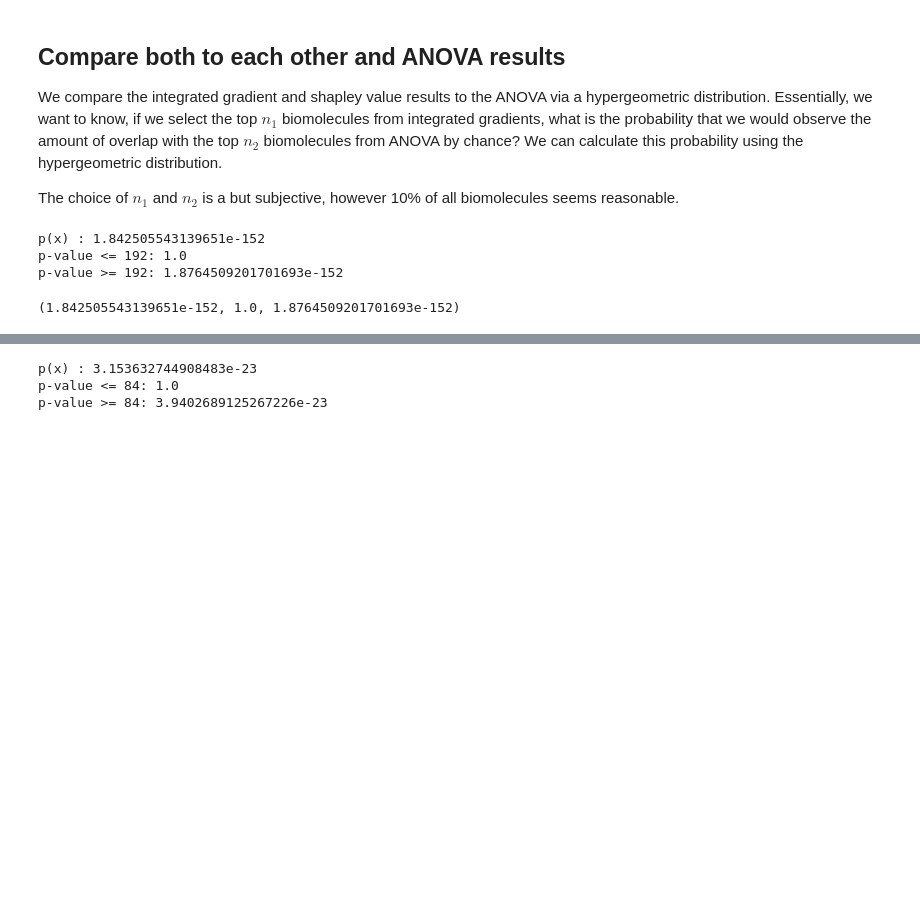
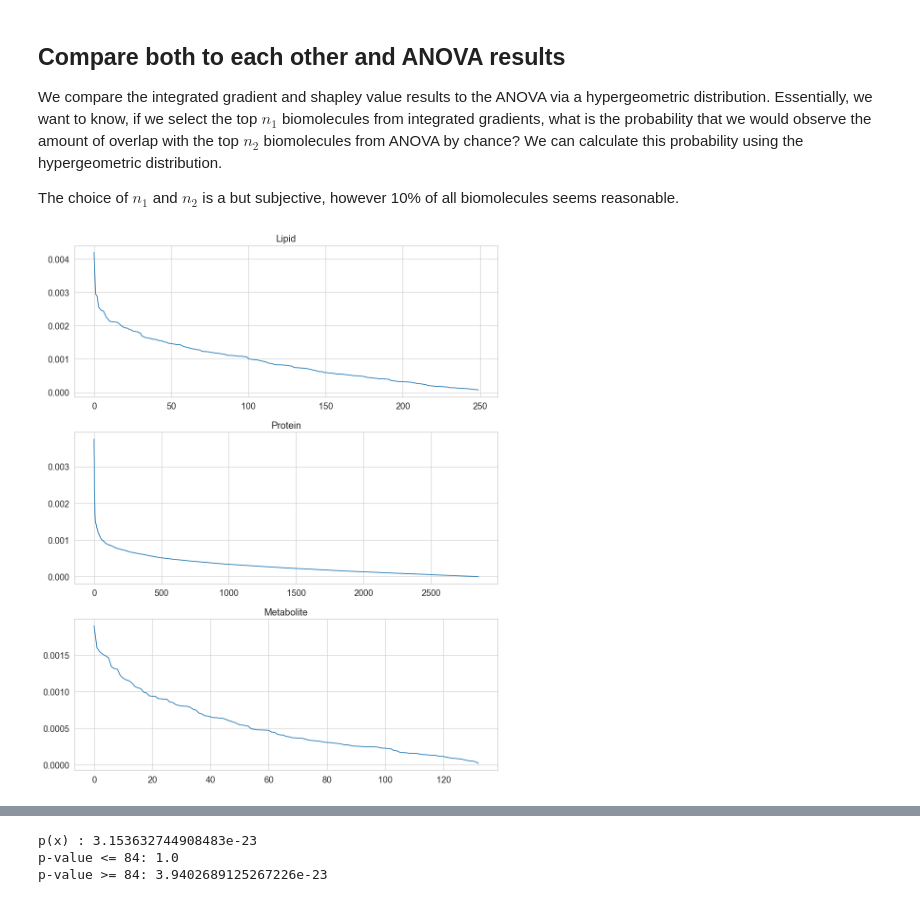
Before and after one commit to pnnl/HCDfCBD, a Jupyter notebook: feature_importance.ipynb, the cells around one changed output, grey strips where cells are left out. Drawn from its saved outputs; the diff is of its cells as text; code cells hidden in the pictures; blank space fills up the shorter version.

```diff
--- a/feature_importance.ipynb
+++ b/feature_importance.ipynb
@@ -417,10 +423,16 @@ metab_anova = pd.read_csv("./data/anova_results/metab/anova_results.csv")
 top_pro_anova = pro_anova.sort_values(by = ['P_value_A_Cal04_vs_Mock'], ascending = True)["Protein"]
 top_lip_anova = lip_pos_anova.sort_values(by = ['P_value_A_Cal04_vs_Mock'], ascending = True)["Lipid"]
 top_metab_anova = metab_anova.sort_values(by = ['P_value_A_Cal04_vs_Mock'], ascending = True)["Metabolite"]
-# %%
-overlap_sets(set(proteins_igrad['Proteins'][:285]), set(proteins_shap['Proteins'][:285]), M = proteins_shap.shape[0])
-# %% [output]
-p(x) : 1.842505543139651e-152
-p-value <= 192: 1.0
-p-value >= 192: 1.8764509201701693e-152
-(1.842505543139651e-152, 1.0, 1.8764509201701693e-152)
+# %%
+fig, axs = plt.subplots(3, 1, figsize = (10, 12))
+axs[0].plot(sorted(abs_lip_igrads, reverse = True))
+axs[1].plot(sorted(abs_pro_igrads, reverse = True))
+axs[2].plot(sorted(abs_metab_igrads, reverse = True))
+
+axs[0].set_title('Lipid')
+axs[1].set_title('Protein')
+axs[2].set_title('Metabolite')
+
+plt.tight_layout()
+# %% [output]
+[figure, added]
```
Also changed, not shown: parts of 16 cells of this notebook, 4 other files.
